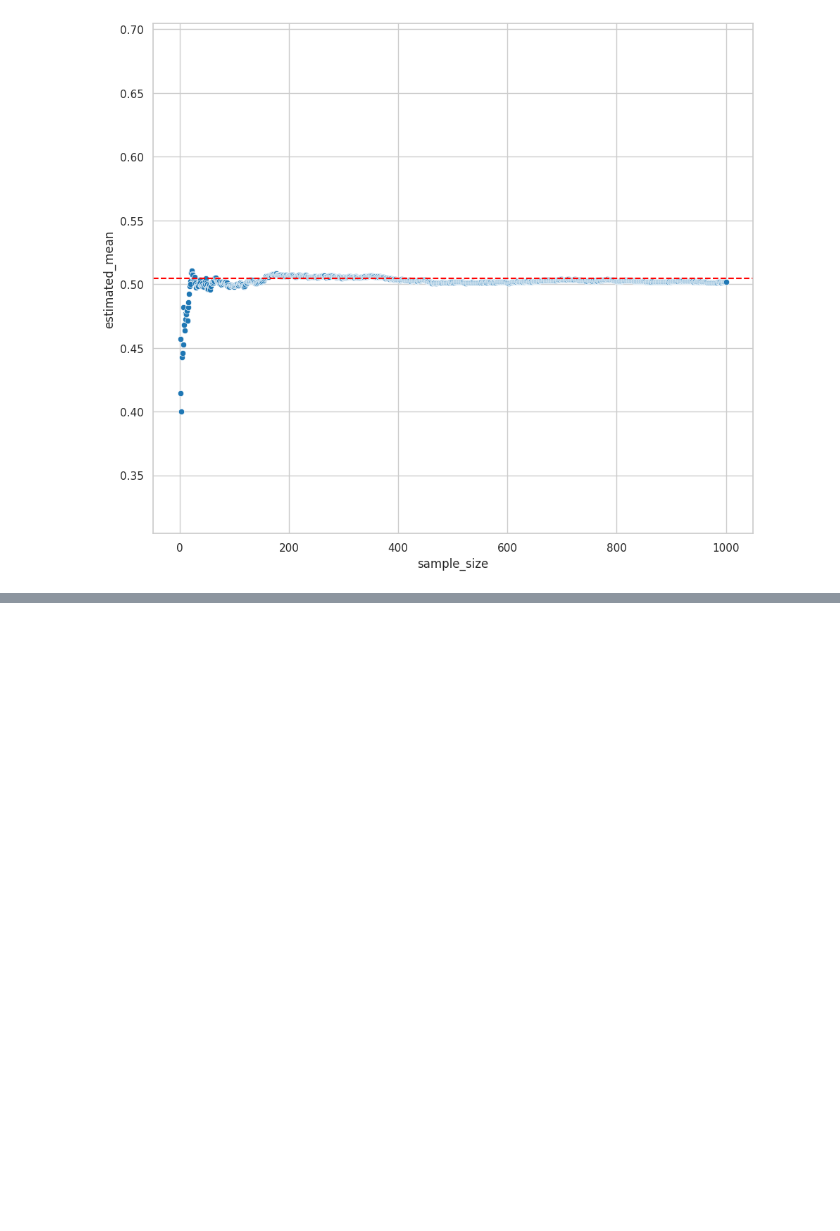
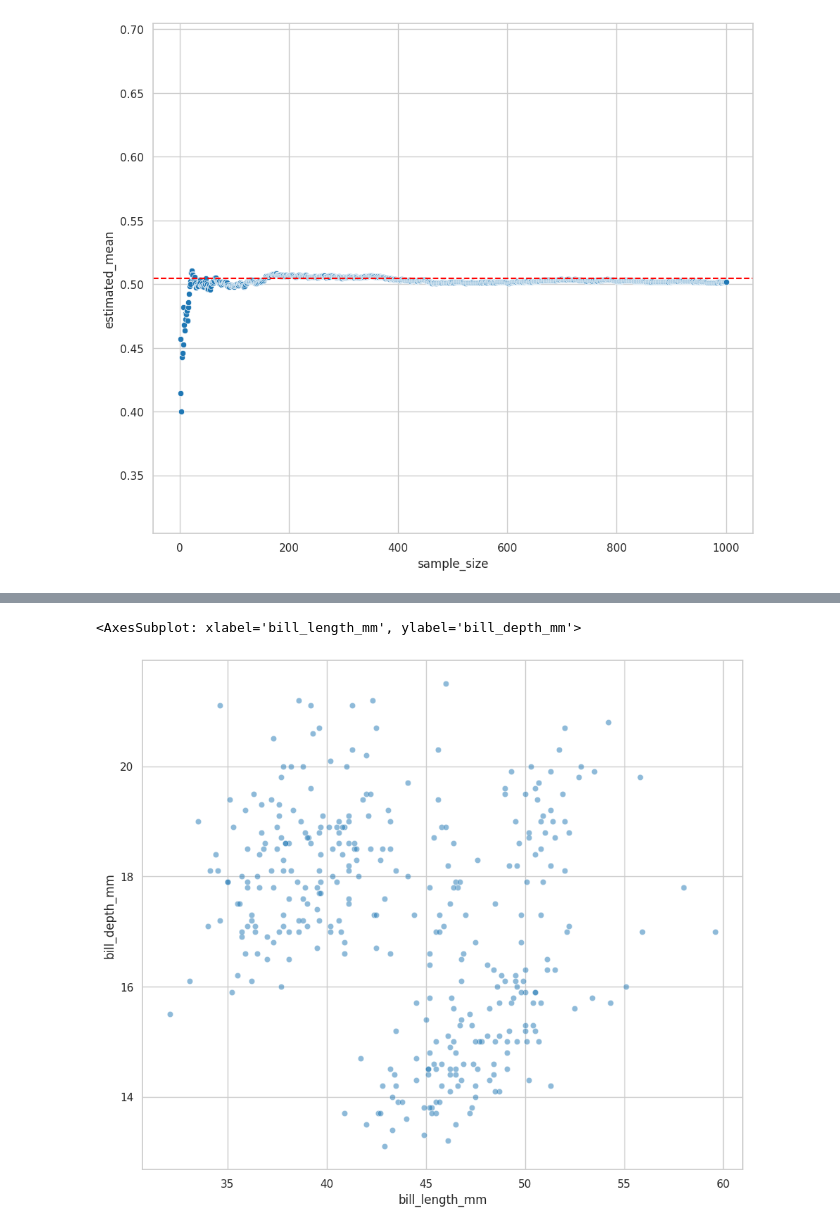
Before and after one commit to electrojam/Curso-de-Analisis-Exploratorio-de-Datos, a Jupyter notebook: 1-conociendo nuestros datos.ipynb, the cells around one changed output, grey strips where cells are left out. Cells and saved outputs as stored; diff of their text form; code cells hidden in the pictures; blank space fills up the shorter version.

```diff
--- a/1-conociendo nuestros datos.ipynb
+++ b/1-conociendo nuestros datos.ipynb
@@ -1168,0 +1182,10 @@ plt.ylim([sex_numeric.mean() - 0.20, sex_numeric.mean() + 0.20])
+# %%
+sns.scatterplot(
+    data=preprocess_penguins_df,
+    x='bill_length_mm',
+    y='bill_depth_mm',
+    alpha=1/2
+)
+# %% [output]
+<AxesSubplot: xlabel='bill_length_mm', ylabel='bill_depth_mm'>
+[figure, added]
```
Also changed, not shown: parts of 9 cells of this notebook.
